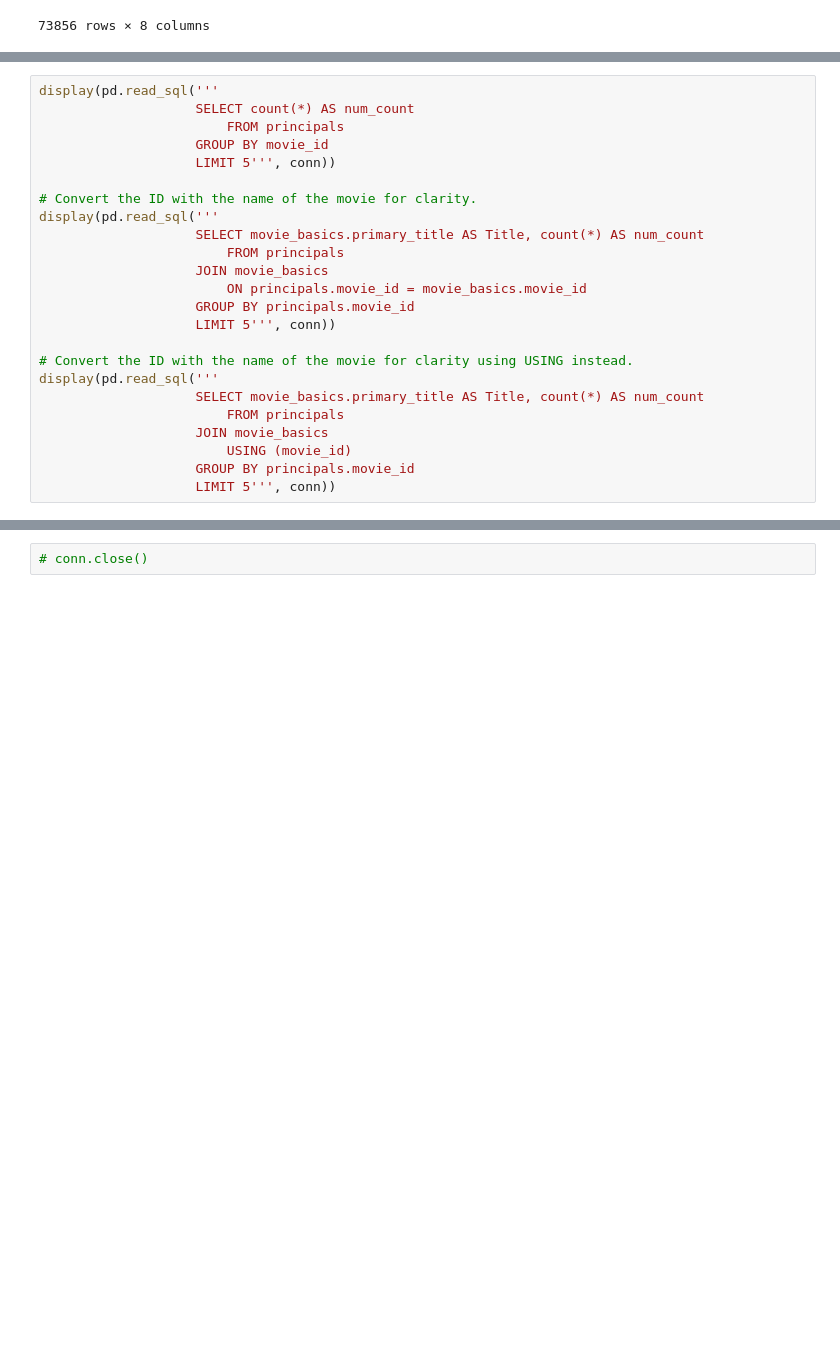
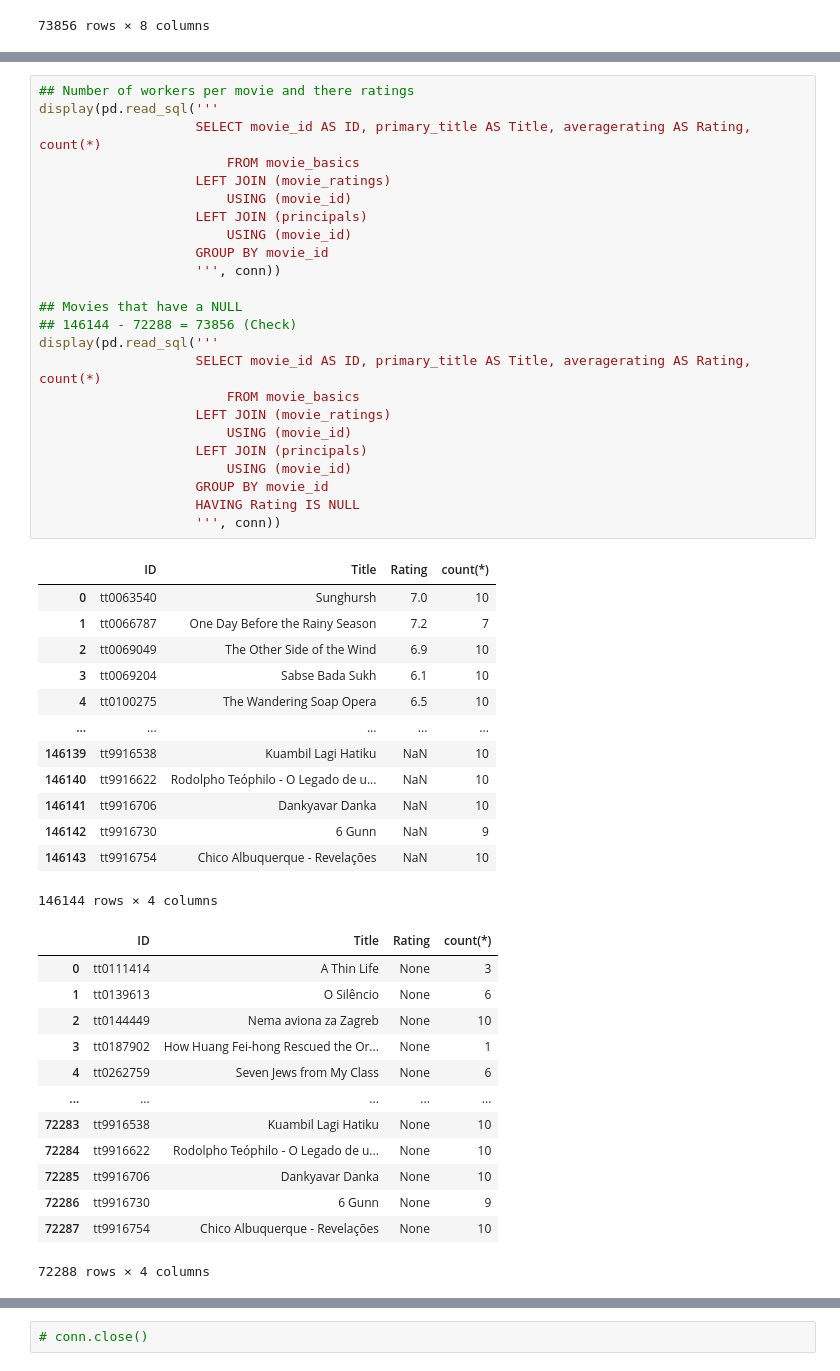
Before and after one commit to Tommyphung1/Master-Notebook-Experiments, a Jupyter notebook: main_notebook.ipynb, the cells around one changed output, grey strips where cells are left out. Cells and saved outputs as stored; diff of their text form; blank space fills up the shorter version.

```diff
--- a/main_notebook.ipynb
+++ b/main_notebook.ipynb
@@ -520,24 +491,51 @@ SyntaxError: EOF while scanning triple-quoted string literal (<ipython-input-14-
-# %%
-display(pd.read_sql('''
-                    SELECT count(*) AS num_count
-                        FROM principals
-                    GROUP BY movie_id
-                    LIMIT 5''', conn))
-
-# Convert the ID with the name of the movie for clarity.
-display(pd.read_sql('''
-                    SELECT movie_basics.primary_title AS Title, count(*) AS num_count
-                        FROM principals
-                    JOIN movie_basics
-                        ON principals.movie_id = movie_basics.movie_id
-                    GROUP BY principals.movie_id
-                    LIMIT 5''', conn))
-
-# Convert the ID with the name of the movie for clarity using USING instead.
-display(pd.read_sql('''
-                    SELECT movie_basics.primary_title AS Title, count(*) AS num_count
-                        FROM principals
-                    JOIN movie_basics
-                        USING (movie_id)
-                    GROUP BY principals.movie_id
-                    LIMIT 5''', conn))
+# %%
+## Number of workers per movie and there ratings
+display(pd.read_sql('''
+                    SELECT movie_id AS ID, primary_title AS Title, averagerating AS Rating, count(*)
+                        FROM movie_basics
+                    LEFT JOIN (movie_ratings)
+                        USING (movie_id)
+                    LEFT JOIN (principals)
+                        USING (movie_id)
+                    GROUP BY movie_id
+                    ''', conn))
+
+## Movies that have a NULL
+## 146144 - 72288 = 73856 (Check)
+display(pd.read_sql('''
+                    SELECT movie_id AS ID, primary_title AS Title, averagerating AS Rating, count(*)
+                        FROM movie_basics
+                    LEFT JOIN (movie_ratings)
+                        USING (movie_id)
+                    LEFT JOIN (principals)
+                        USING (movie_id)
+                    GROUP BY movie_id
+                    HAVING Rating IS NULL
+                    ''', conn))
+# %% [output]
+|  | ID | Title | Rating | count(*) |
+| 0 | tt0063540 | Sunghursh | 7.0 | 10 |
+| 1 | tt0066787 | One Day Before the Rainy Season | 7.2 | 7 |
+| 2 | tt0069049 | The Other Side of the Wind | 6.9 | 10 |
+| 3 | tt0069204 | Sabse Bada Sukh | 6.1 | 10 |
+| 4 | tt0100275 | The Wandering Soap Opera | 6.5 | 10 |
+| ... | ... | ... | ... | ... |
+| 146139 | tt9916538 | Kuambil Lagi Hatiku | NaN | 10 |
+| 146140 | tt9916622 | Rodolpho Teóphilo - O Legado de u... | NaN | 10 |
+| 146141 | tt9916706 | Dankyavar Danka | NaN | 10 |
+| 146142 | tt9916730 | 6 Gunn | NaN | 9 |
+| 146143 | tt9916754 | Chico Albuquerque - Revelações | NaN | 10 |
+146144 rows × 4 columns
+|  | ID | Title | Rating | count(*) |
+| 0 | tt0111414 | A Thin Life | None | 3 |
+| 1 | tt0139613 | O Silêncio | None | 6 |
+| 2 | tt0144449 | Nema aviona za Zagreb | None | 10 |
+| 3 | tt0187902 | How Huang Fei-hong Rescued the Or... | None | 1 |
+| 4 | tt0262759 | Seven Jews from My Class | None | 6 |
+| ... | ... | ... | ... | ... |
+| 72283 | tt9916538 | Kuambil Lagi Hatiku | None | 10 |
+| 72284 | tt9916622 | Rodolpho Teóphilo - O Legado de u... | None | 10 |
+| 72285 | tt9916706 | Dankyavar Danka | None | 10 |
+| 72286 | tt9916730 | 6 Gunn | None | 9 |
+| 72287 | tt9916754 | Chico Albuquerque - Revelações | None | 10 |
+72288 rows × 4 columns
```
Also changed, not shown: parts of 8 cells of this notebook.
